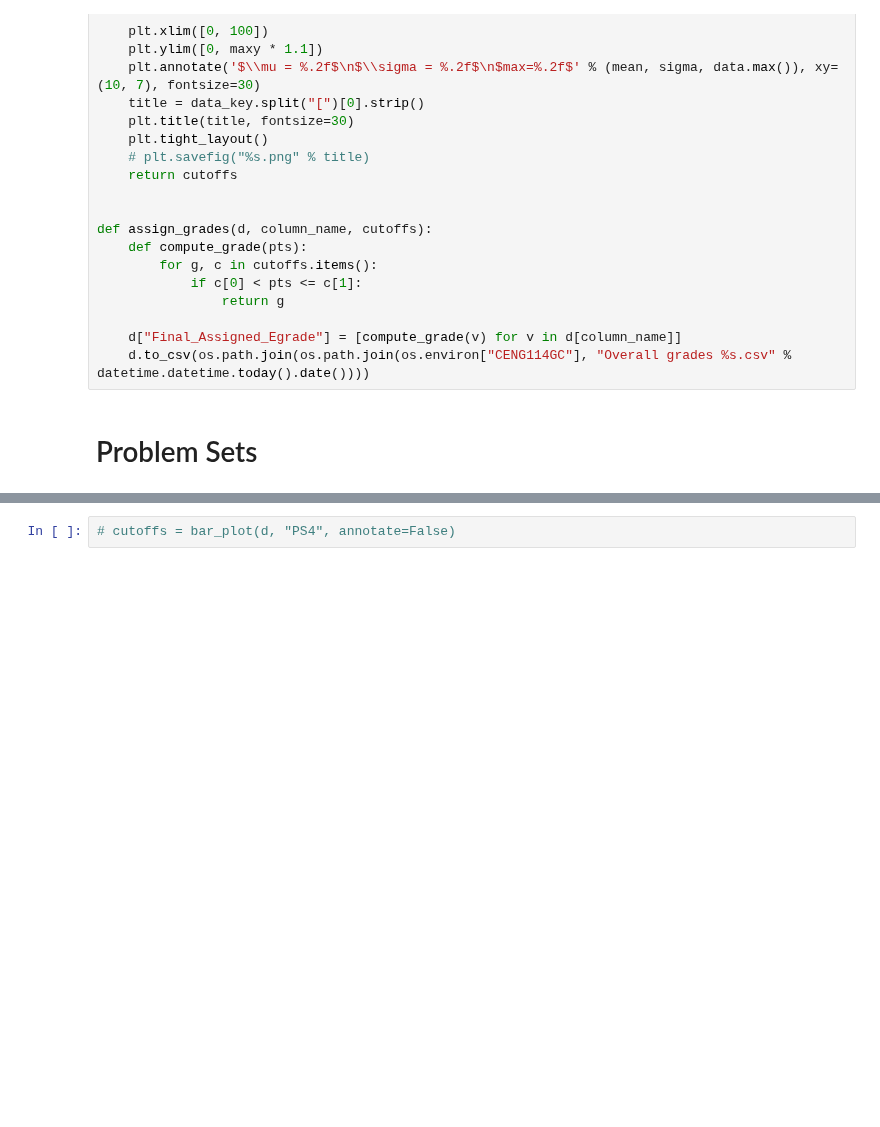
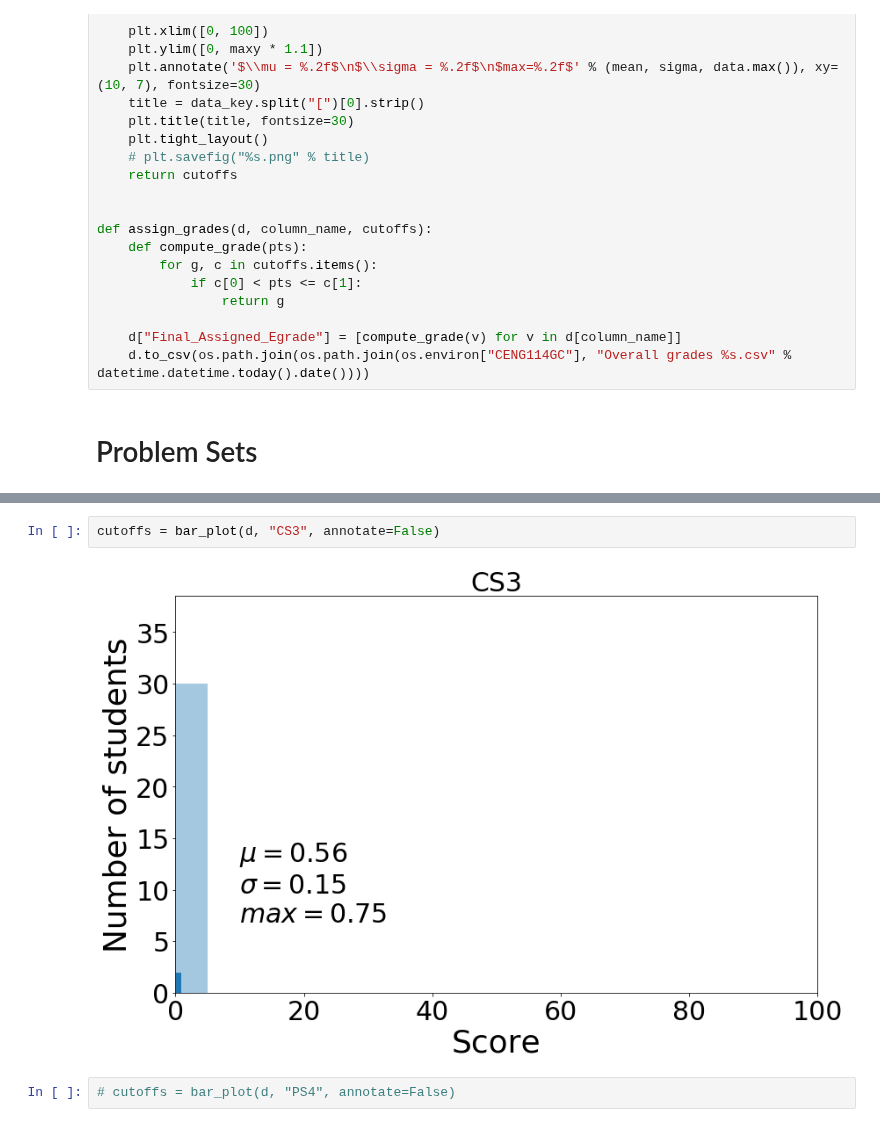
Before and after one commit to materialsvirtuallab/ceng114, a Jupyter notebook: grades/statsw2018.ipynb, the cells around one changed output, grey strips where cells are left out. Saved outputs shown, nothing was run; the diff lists cells and outputs as text; blank space fills up the shorter version.

```diff
--- a/grades/statsw2018.ipynb
+++ b/grades/statsw2018.ipynb
@@ -162,3 +170,7 @@ cutoffs = bar_plot(d, "CS1", annotate=False)
+# %%
+cutoffs = bar_plot(d, "CS3", annotate=False)
+# %% [output]
+[figure, added]
 # %%
 # cutoffs = bar_plot(d, "PS4", annotate=False)
 # %%
```
Also changed, not shown: parts of 8 cells of this notebook.
